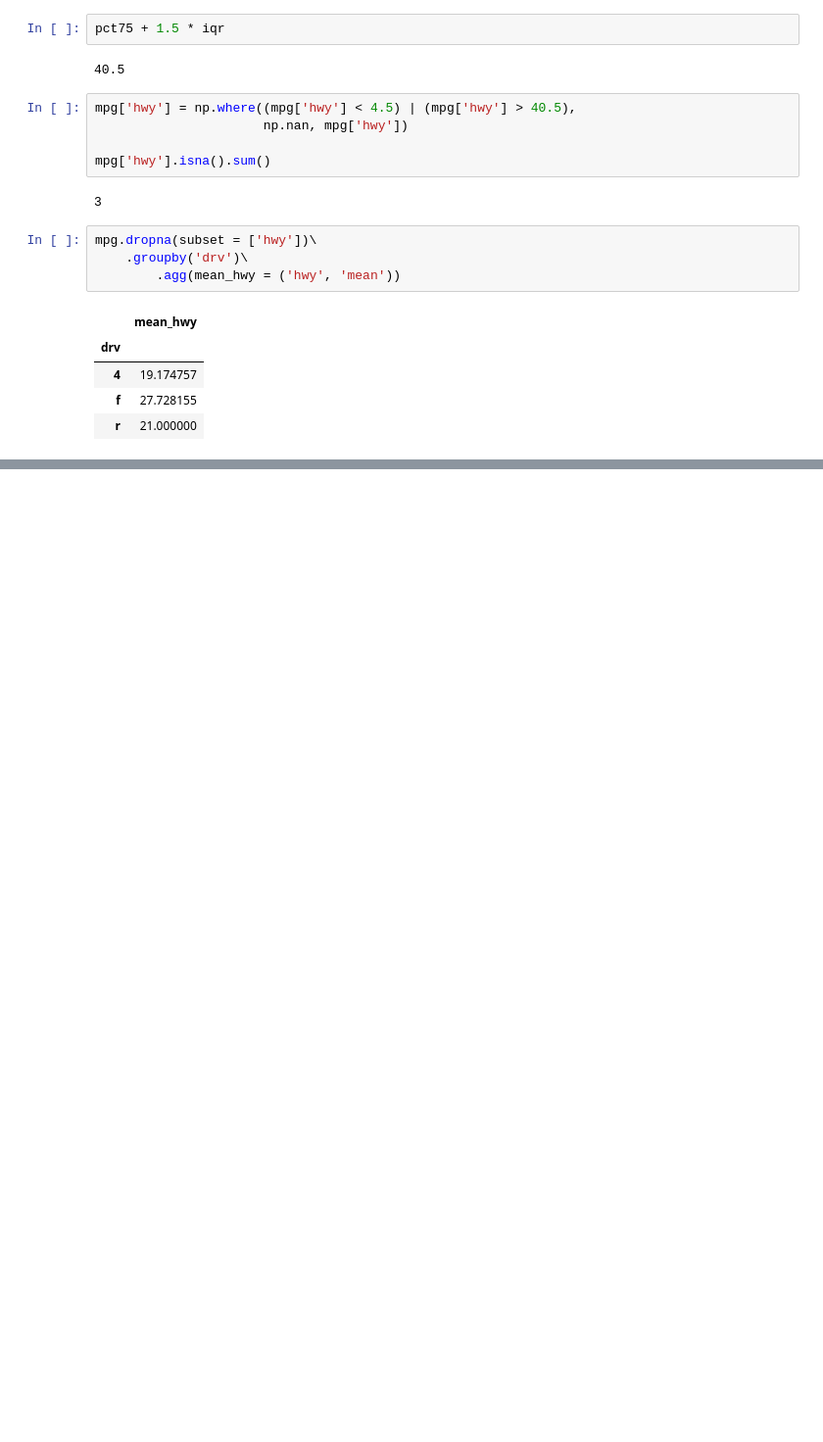
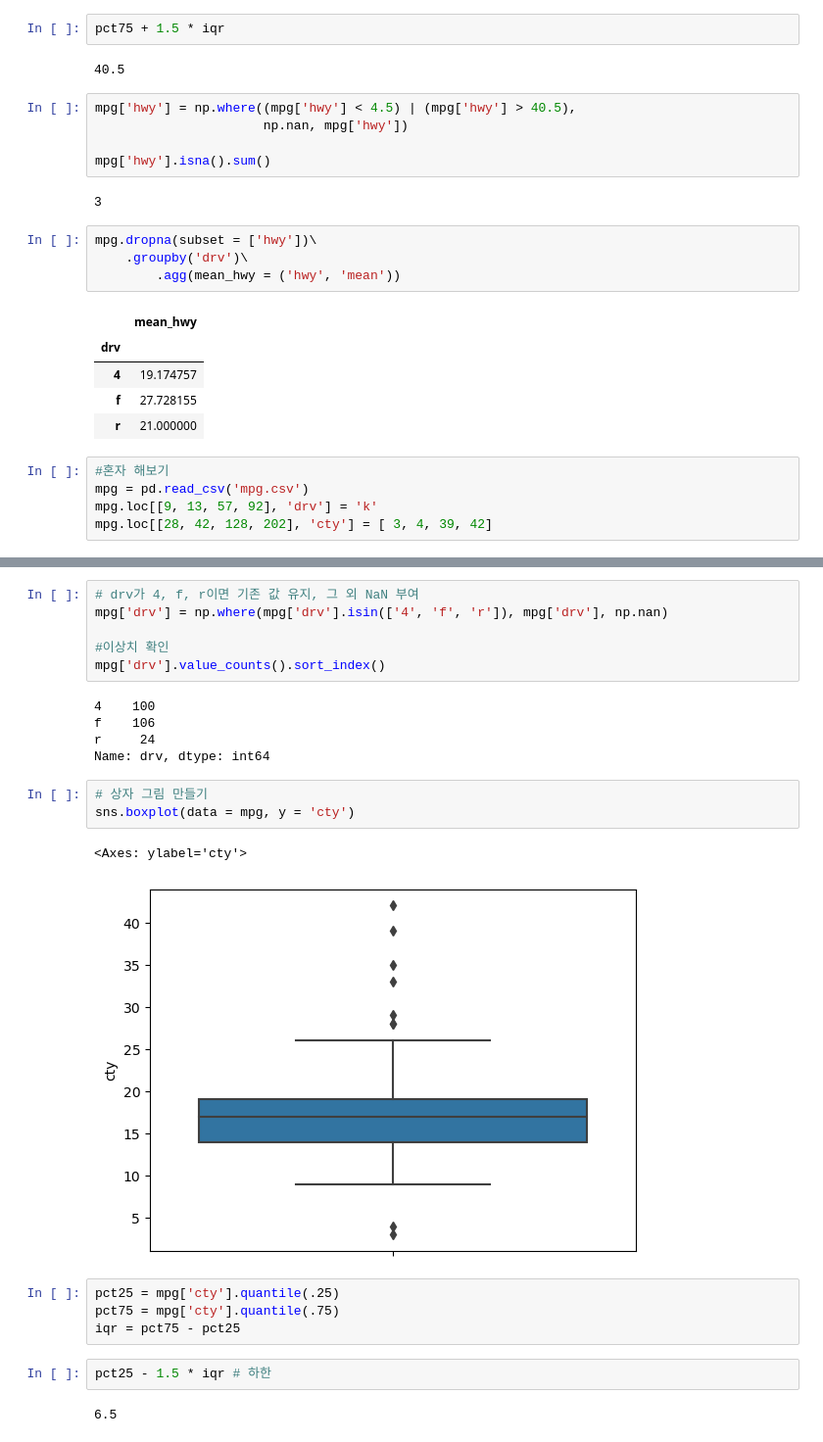
Before and after one commit to CHYIJE/kit_bigtata, a Jupyter notebook: src/chapter07.ipynb, the cells around one changed output, grey strips where cells are left out. Shown: that part at 98% size. Drawn from its saved outputs; the diff is of its cells as text; blank space fills up the shorter version.

```diff
--- a/src/chapter07.ipynb
+++ b/src/chapter07.ipynb
@@ -303,3 +301,8 @@ mpg.dropna(subset = ['hwy'])\
 | 4 | 19.174757 |
 | f | 27.728155 |
 | r | 21.000000 |
+# %%
+#혼자 해보기
+mpg = pd.read_csv('mpg.csv')
+mpg.loc[[9, 13, 57, 92], 'drv'] = 'k'
+mpg.loc[[28, 42, 128, 202], 'cty'] = [ 3, 4, 39, 42]
@@ -305,0 +318,25 @@ mpg.dropna(subset = ['hwy'])\
+# %%
+# drv가 4, f, r이면 기존 값 유지, 그 외 NaN 부여
+mpg['drv'] = np.where(mpg['drv'].isin(['4', 'f', 'r']), mpg['drv'], np.nan)
+
+#이상치 확인
+mpg['drv'].value_counts().sort_index()
+# %% [output]
+4    100
+f    106
+r     24
+Name: drv, dtype: int64
+# %%
+# 상자 그림 만들기
+sns.boxplot(data = mpg, y = 'cty')
+# %% [output]
+<Axes: ylabel='cty'>
+[figure, added]
+# %%
+pct25 = mpg['cty'].quantile(.25)
+pct75 = mpg['cty'].quantile(.75)
+iqr = pct75 - pct25
+# %%
+pct25 - 1.5 * iqr # 하한
+# %% [output]
+6.5
```
Also changed, not shown: parts of 6 cells of this notebook.
